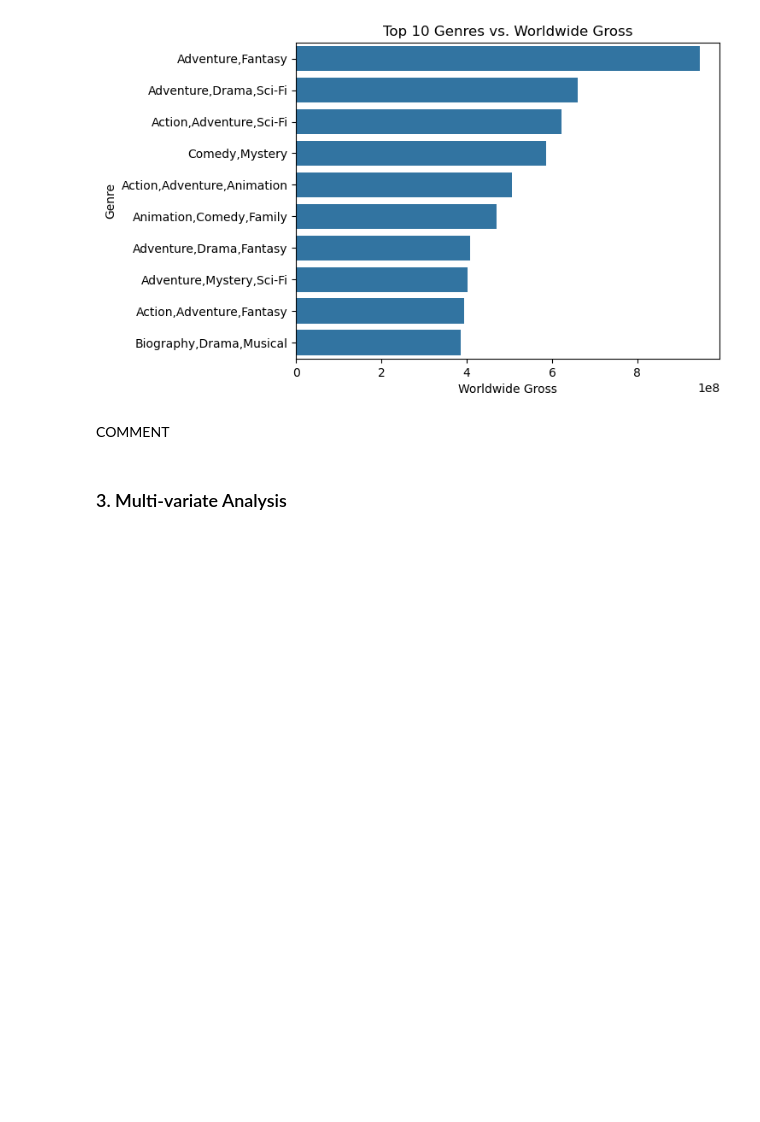
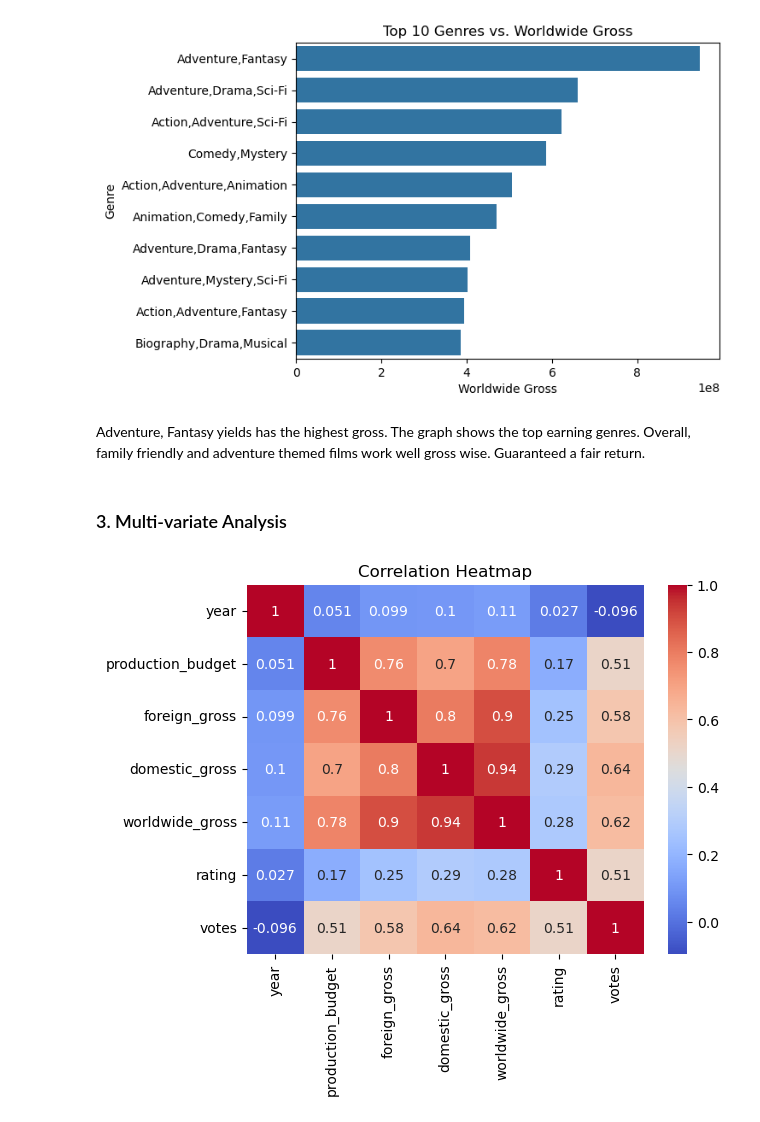
Before and after one commit to JuneHenia/Phase-2-Movie-Project, a Jupyter notebook: notebook/Movie Analysis Project.ipynb, the cells around one changed output. Drawn from its saved outputs; the diff is of its cells as text; code cells hidden in the pictures; blank space fills up the shorter version.

```diff
--- a/notebook/Movie Analysis Project.ipynb
+++ b/notebook/Movie Analysis Project.ipynb
@@ -935,6 +937,12 @@ plt.show()
 # %% [output]
 [figure]
 # %% [markdown]
-COMMENT
+Adventure, Fantasy yields has the highest gross. The graph shows the top earning genres. Overall, family friendly and adventure themed films work well gross wise. Guaranteed a fair return.
 # %% [markdown]
 ### 3. Multi-variate Analysis
+# %%
+sns.heatmap(df.corr(numeric_only=True), annot=True, cmap='coolwarm')
+plt.title('Correlation Heatmap')
+plt.show()
+# %% [output]
+[figure, added]
```
Also changed, not shown: parts of 5 cells of this notebook.
